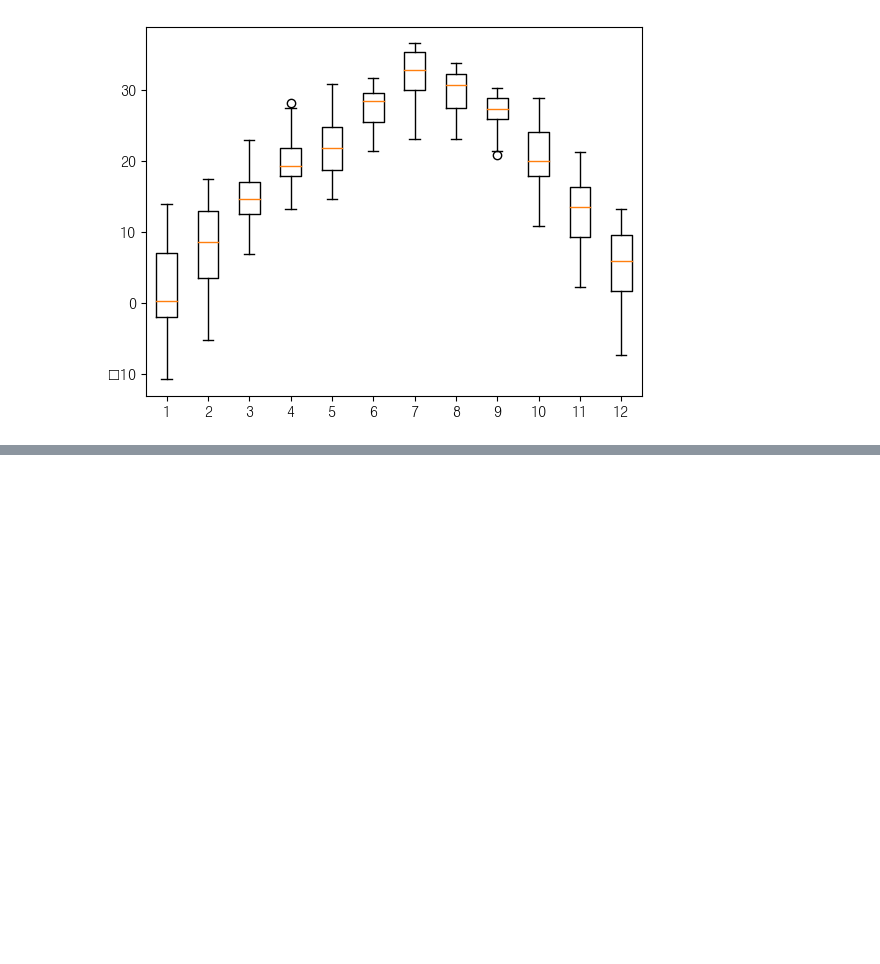
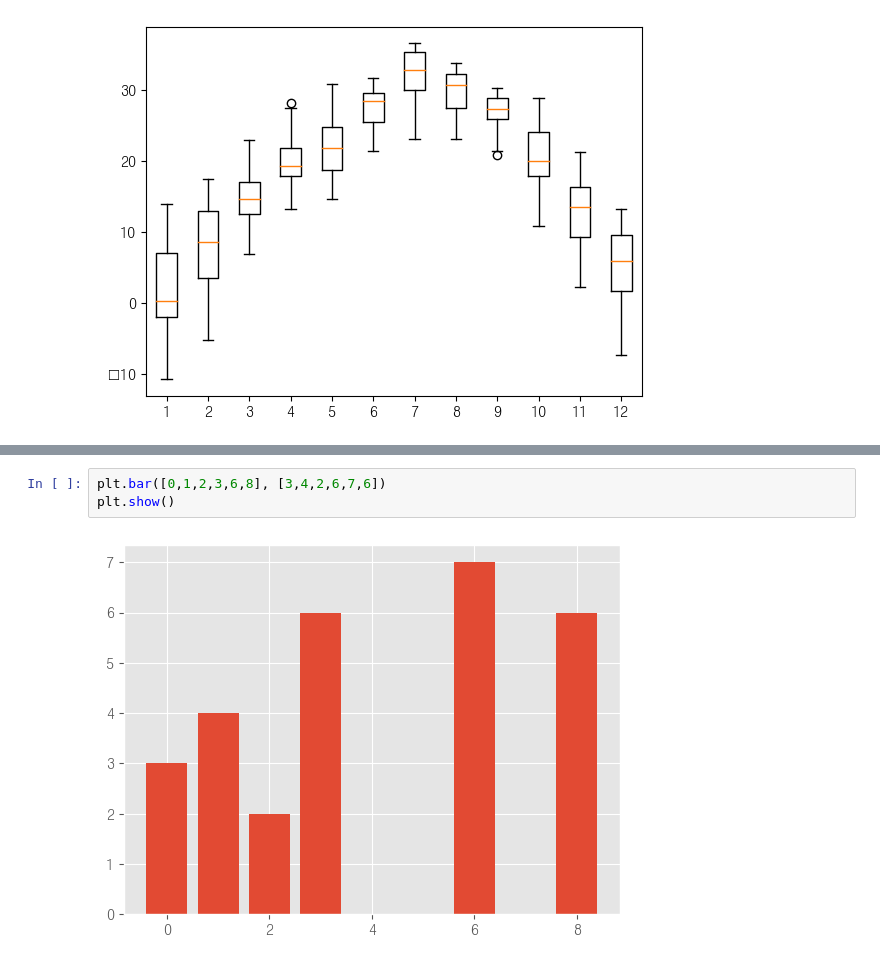
Before and after one commit to SoongMoo/hk_AI-RPA, a Jupyter notebook: python/06_data_analysis.ipynb, the cells around one changed output, grey strips where cells are left out. Drawn from its saved outputs; the diff is of its cells as text; blank space fills up the shorter version.

```diff
--- a/python/06_data_analysis.ipynb
+++ b/python/06_data_analysis.ipynb
@@ -611,0 +775,5 @@ plt.show()
+# %%
+plt.bar([0,1,2,3,6,8], [3,4,2,6,7,6])
+plt.show()
+# %% [output]
+[figure, added]
```
Also changed, not shown: parts of 34 cells of this notebook.
